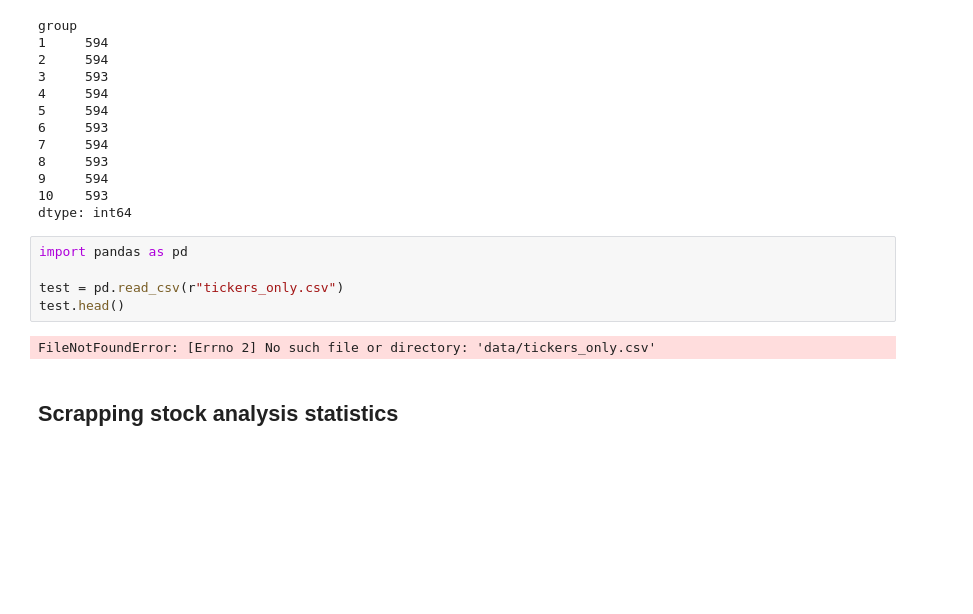
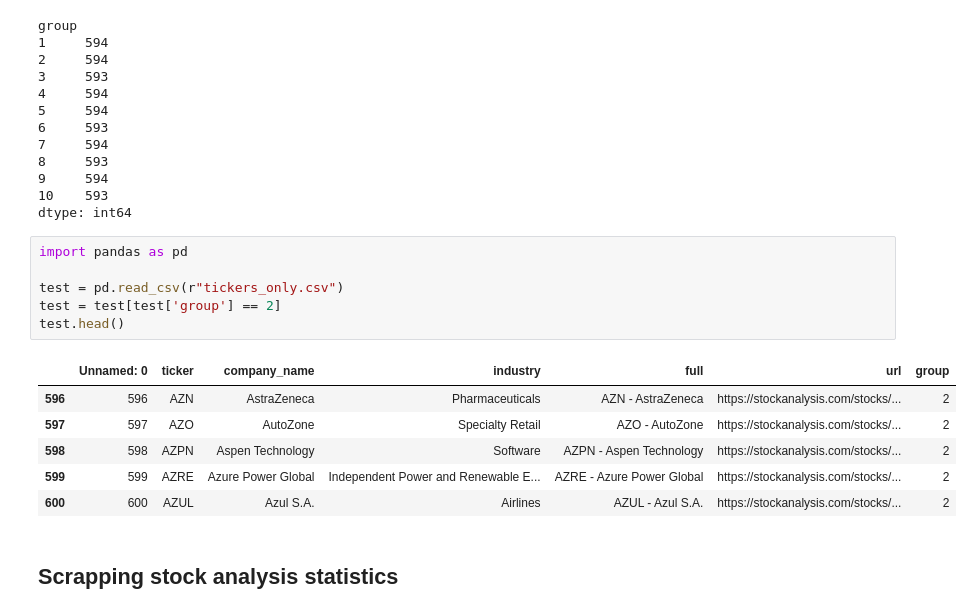
Before and after one commit to lawson-roberts/streamlit-stock-analysis, a Jupyter notebook: stock_analysis/stock_crawling.ipynb, the cells around one changed output. Cells and saved outputs as stored; diff of their text form; blank space fills up the shorter version.

```diff
--- a/stock_analysis/stock_crawling.ipynb
+++ b/stock_analysis/stock_crawling.ipynb
@@ -1084,10 +1097,16 @@ dtype: int64
 # %%
 import pandas as pd
 
 test = pd.read_csv(r"tickers_only.csv")
+test = test[test['group'] == 2]
 test.head()
 # %% [output]
-FileNotFoundError: [Errno 2] No such file or directory: 'data/tickers_only.csv'
+|  | Unnamed: 0 | ticker | company_name | industry | full | url | group |
+| 596 | 596 | AZN | AstraZeneca | Pharmaceuticals | AZN - AstraZeneca | https://stockanalysis.com/stocks/... | 2 |
+| 597 | 597 | AZO | AutoZone | Specialty Retail | AZO - AutoZone | https://stockanalysis.com/stocks/... | 2 |
+| 598 | 598 | AZPN | Aspen Technology | Software | AZPN - Aspen Technology | https://stockanalysis.com/stocks/... | 2 |
+| 599 | 599 | AZRE | Azure Power Global | Independent Power and Renewable E... | AZRE - Azure Power Global | https://stockanalysis.com/stocks/... | 2 |
+| 600 | 600 | AZUL | Azul S.A. | Airlines | AZUL - Azul S.A. | https://stockanalysis.com/stocks/... | 2 |
 # %% [markdown]
 ## Scrapping stock analysis statistics
 # %%
```
Also changed, not shown: parts of 1 cell of this notebook, 2 other files.
